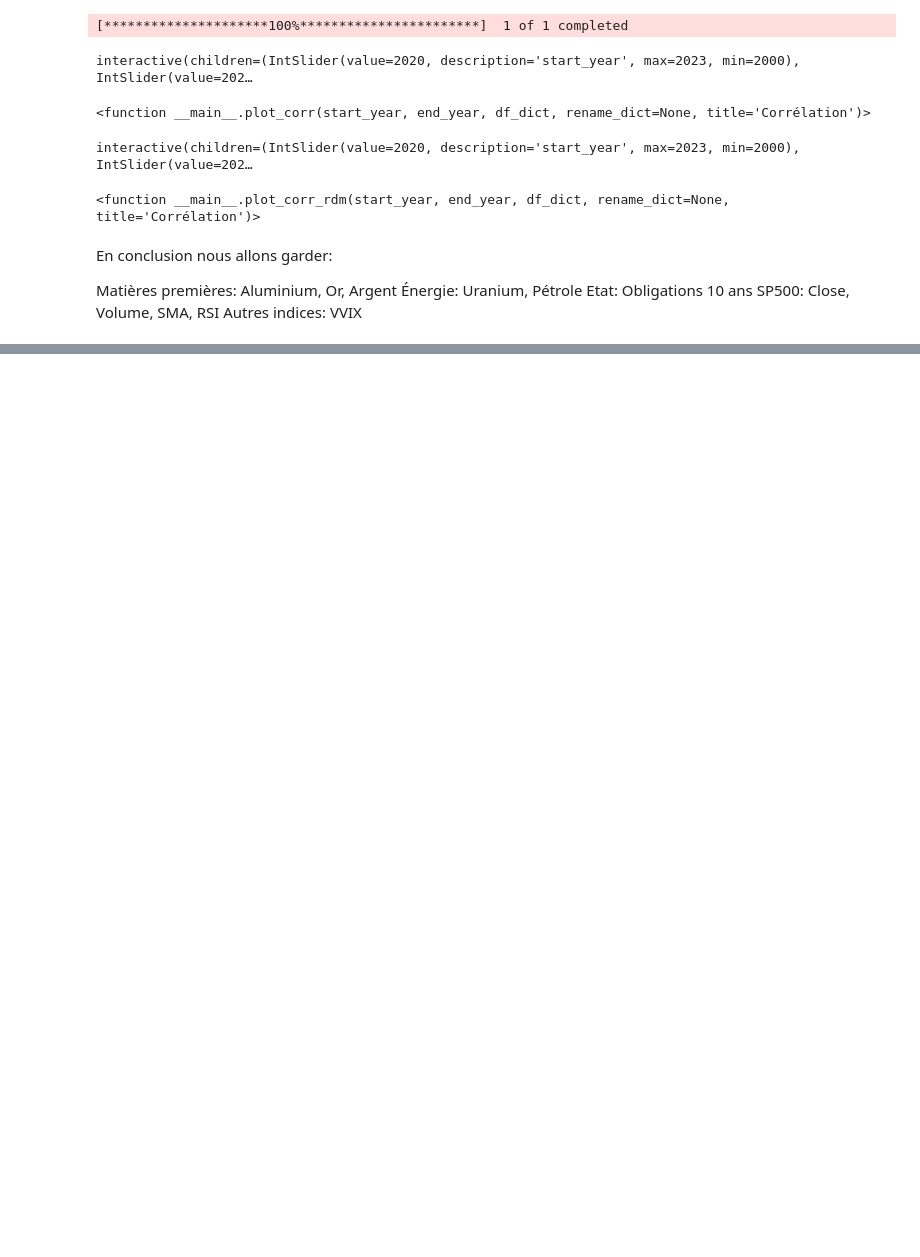
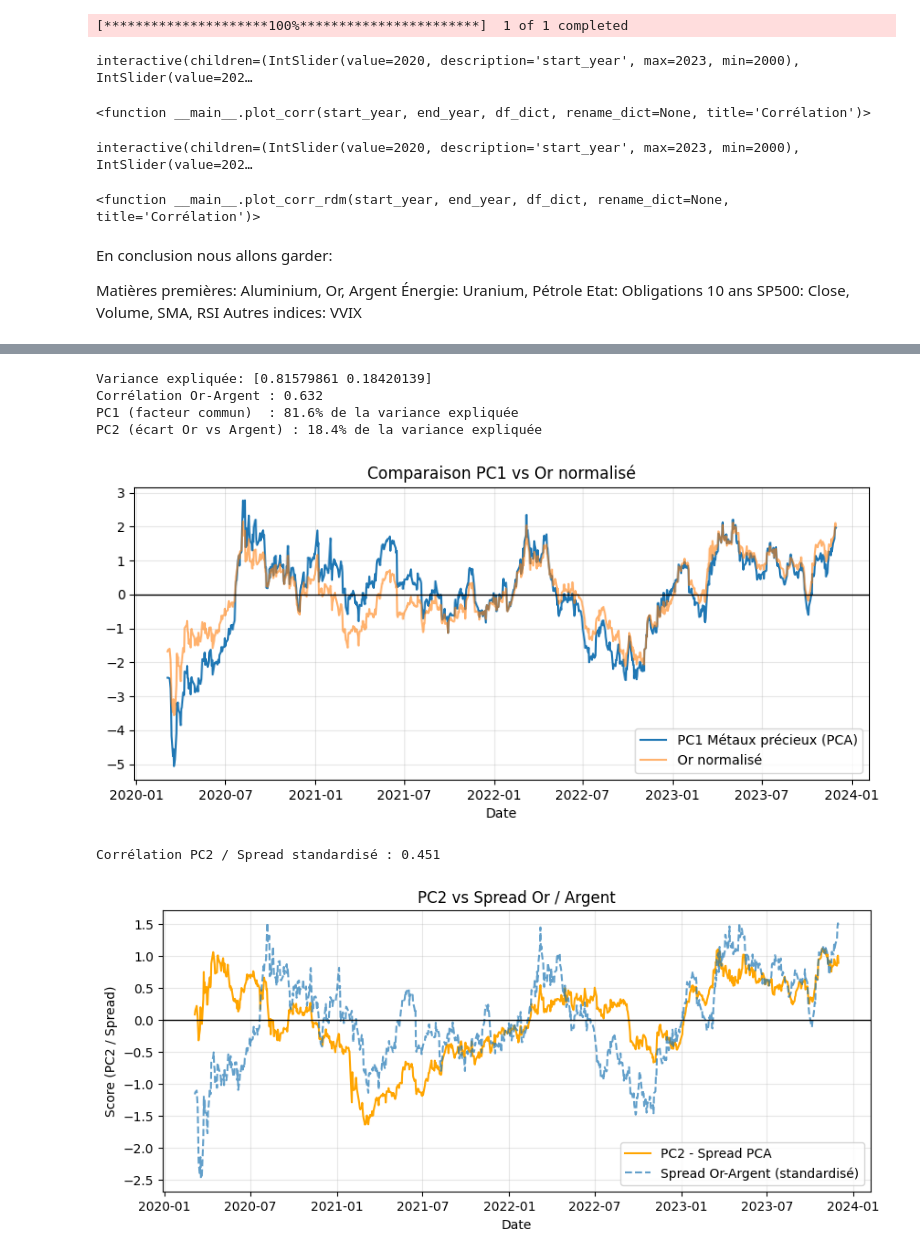
Before and after one commit to HENRIDVX/MachineLearning-Project-1erSemestre, a Jupyter notebook: ProjetML2.ipynb, the cells around one changed output, grey strips where cells are left out. Cells and saved outputs as stored; diff of their text form; code cells hidden in the pictures; blank space fills up the shorter version.

```diff
--- a/ProjetML2.ipynb
+++ b/ProjetML2.ipynb
@@ -676,0 +725,75 @@ Autres indices: VVIX
+# %%
+#ACP 1 : Or / Argent
+metal_cols = ["Or_Close", "Argent_Close"]
+df_metalp = model1_df[metal_cols].dropna()
+
+scaler_metal = StandardScaler()
+X_metal_scaled = scaler_metal.fit_transform(df_metalp)
+
+pca_metalp = PCA(n_components=2)
+X_metal_pca = pca_metalp.fit_transform(X_metal_scaled)
+
+print("Variance expliquée:", pca_metalp.explained_variance_ratio_)
+
+# Résultats
+corr_metalp = df_metalp.corr().iloc[0, 1]
+
+
+print(f"Corrélation Or-Argent : {corr_metalp:.3f}")
+print(f"PC1 (facteur commun)  : {pca_metalp.explained_variance_ratio_[0]*100:.1f}% de la variance expliquée")
+print(f"PC2 (écart Or vs Argent) : {pca_metalp.explained_variance_ratio_[1]*100:.1f}% de la variance expliquée")
+# %% [output]
+Variance expliquée: [0.81579861 0.18420139]
+Corrélation Or-Argent : 0.632
+PC1 (facteur commun)  : 81.6% de la variance expliquée
+PC2 (écart Or vs Argent) : 18.4% de la variance expliquée
+# %%
+# PC1 et PC2 dans le temps
+metal_pc1 = pd.Series(X_metal_pca[:, 0], index=df_metalp.index, name="Metal_PC1")
+metal_pc2 = pd.Series(X_metal_pca[:, 1], index=df_metalp.index, name="Metal_PC2")
+
+
+# PC1 vs Or (normalisé)
+plt.figure(figsize=(10, 4))
+plt.plot(metal_pc1, label="PC1 Métaux précieux (PCA)")
+plt.plot((df_metalp["Or_Close"] - df_metalp["Or_Close"].mean()) / df_metalp["Or_Close"].std(),
+         label="Or normalisé", alpha=0.6)
+plt.axhline(0, color='black', linewidth=1)
+plt.title("Comparaison PC1 vs Or normalisé")
+plt.xlabel("Date")
+plt.grid(alpha=0.3)
+plt.legend()
+plt.show()
+
+
+
+# PC2 vs Spread (Or-Argent)
+
+
+# Spread standardisé
+spread_std = ((df_metalp["Or_Close"] - df_metalp["Argent_Close"]) -
+              (df_metalp["Or_Close"] - df_metalp["Argent_Close"]).mean()
+             ) / (df_metalp["Or_Close"] - df_metalp["Argent_Close"]).std()
+
+spread_std = spread_std / np.sqrt(2)  # même échelle que PC2 (dans notre ACP on divise par 1/2)
+spread_std.name = "Spread Or-Argent"
+
+# Corrélation
+corr_pc2_spread = metal_pc2.corr(spread_std)
+print(f"Corrélation PC2 / Spread standardisé : {corr_pc2_spread:.3f}")
+
+# Plot comparaison
+plt.figure(figsize=(10, 4))
+plt.plot(metal_pc2, label="PC2 - Spread PCA", color="orange")
+plt.plot(spread_std, label="Spread Or-Argent (standardisé)", linestyle="--", alpha=0.7)
+plt.axhline(0, color='black', linewidth=1)
+plt.title("PC2 vs Spread Or / Argent")
+plt.xlabel("Date")
+plt.ylabel("Score (PC2 / Spread)")
+plt.grid(alpha=0.3)
+plt.legend()
+plt.show()
+# %% [output]
+[figure, added]
+Corrélation PC2 / Spread standardisé : 0.451
+[figure, added]
```
Also changed, not shown: parts of 8 cells of this notebook.
